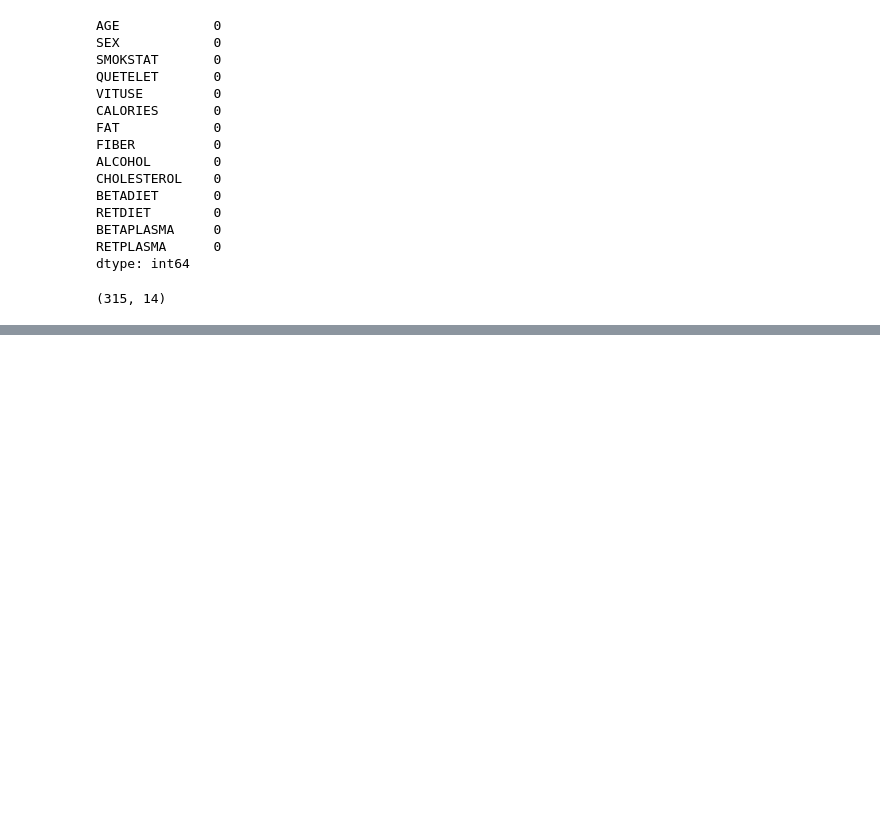
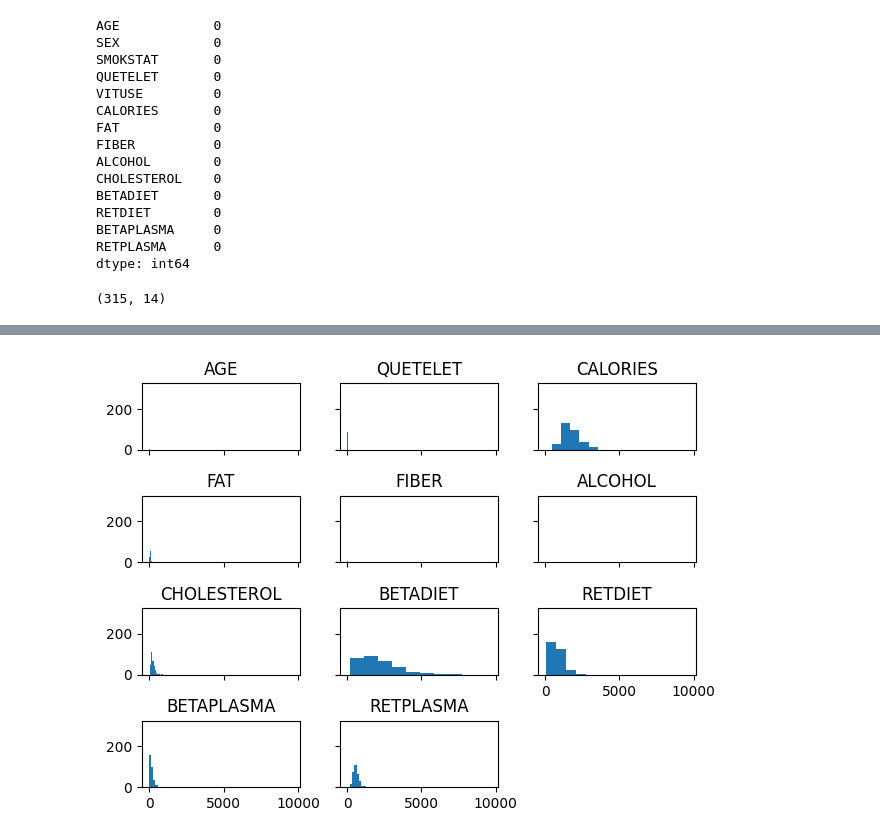
Before and after one commit to RomanD83/pbc, a Jupyter notebook: Determinants.ipynb, the cells around one changed output, grey strips where cells are left out. Cells and saved outputs as stored; diff of their text form; code cells hidden in the pictures; blank space fills up the shorter version.

```diff
--- a/Determinants.ipynb
+++ b/Determinants.ipynb
@@ -99,3 +99,7 @@ dtype: int64
 df.shape
 # %% [output]
 (315, 14)
+# %%
+df['SEX'] = df['SEX'].map({1: 'Male', 2: 'Female'})
+df['SMOKSTAT'] = df['SMOKSTAT'].map({1: 'Never', 2: 'Former', 3: 'Current_Smoker'})
+df['VITUSE'] = df['VITUSE'].map({1: 'Yes,fairly often', 2: 'Yes,not often', 3: 'No'})
@@ -101,0 +122,5 @@ df.shape
+# %%
+df.hist(sharex=True, sharey=True, grid=False)
+plt.tight_layout()
+# %% [output]
+[figure, added]
```
Also changed, not shown: parts of 9 cells of this notebook.
